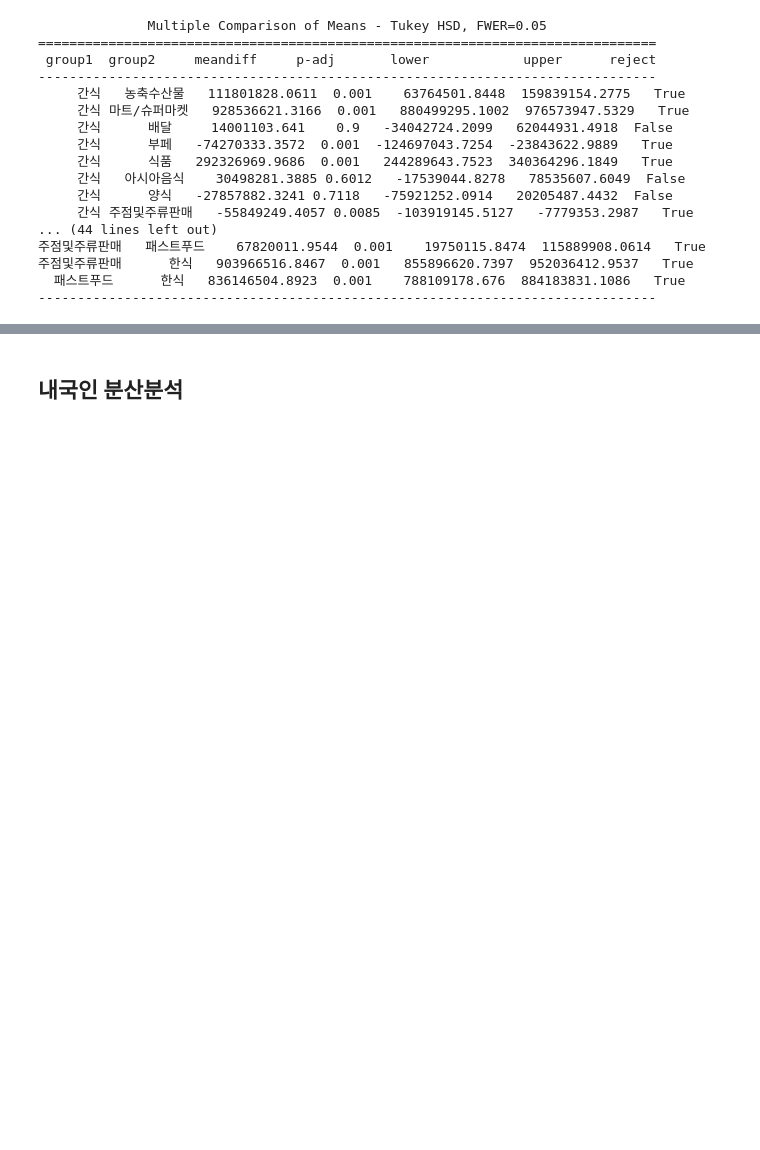
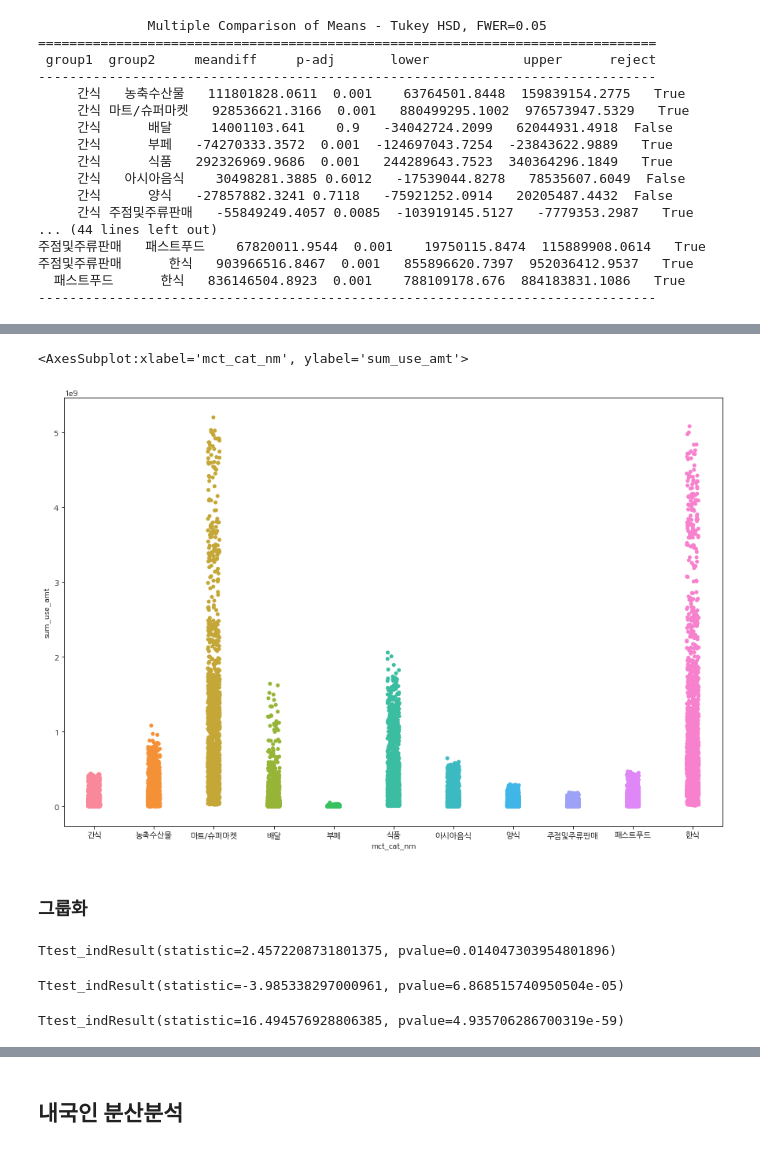
Before and after one commit to JISU1012/BigContest_2021, a Jupyter notebook: 분산분석(카드 소비, 내국인).ipynb, the cells around one changed output, grey strips where cells are left out. Saved outputs shown, nothing was run; the diff lists cells and outputs as text; code cells hidden in the pictures; blank space fills up the shorter version.

```diff
--- a/분산분석(카드 소비, 내국인).ipynb
+++ b/분산분석(카드 소비, 내국인).ipynb
@@ -104,0 +212,7 @@ print(posthoc)
+# %%
+sns.stripplot(x, y, data=card_df)
+# %% [output]
+<AxesSubplot:xlabel='mct_cat_nm', ylabel='sum_use_amt'>
+[figure, added]
+# %% [markdown]
+### 그룹화
@@ -104,0 +240,15 @@ print(posthoc)
+# %%
+# 1. 마트/슈퍼마켓, 한식(기각) -> 유의수준 0.01로 하면 기각 x
+ttest_ind(c['sum_use_amt'], k['sum_use_amt'])
+# %% [output]
+Ttest_indResult(statistic=2.4572208731801375, pvalue=0.014047303954801896)
+# %%
+# 3. 간식, 패스트푸드
+ttest_ind(a['sum_use_amt'], j['sum_use_amt'])
+# %% [output]
+Ttest_indResult(statistic=-3.985338297000961, pvalue=6.868515740950504e-05)
+# %%
+# 4. 농축수산물, 아시아음식
+ttest_ind(b['sum_use_amt'], g['sum_use_amt'])
+# %% [output]
+Ttest_indResult(statistic=16.494576928806385, pvalue=4.935706286700319e-59)
```
Also changed, not shown: parts of 35 cells of this notebook.
